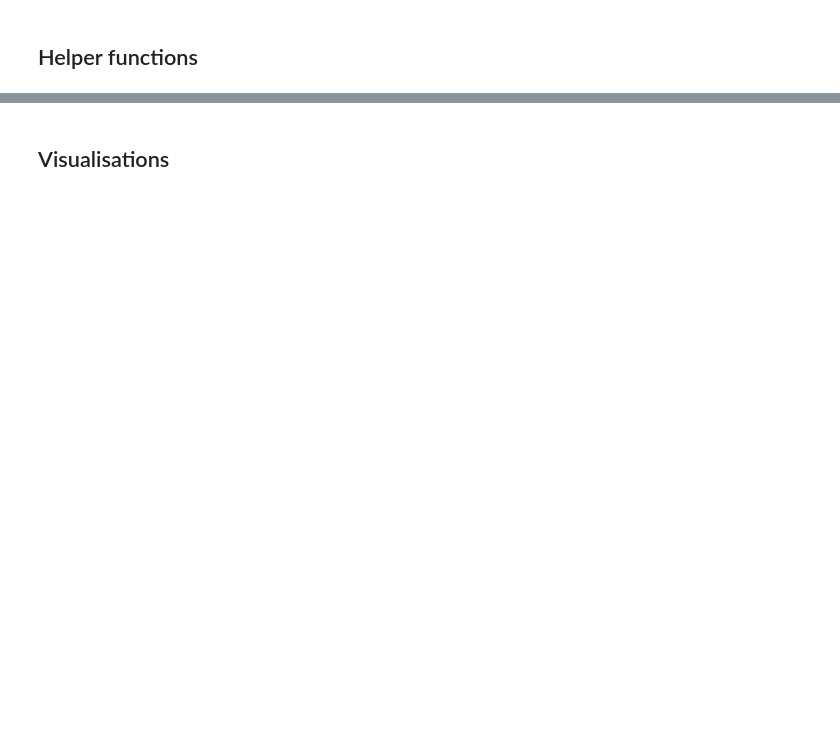
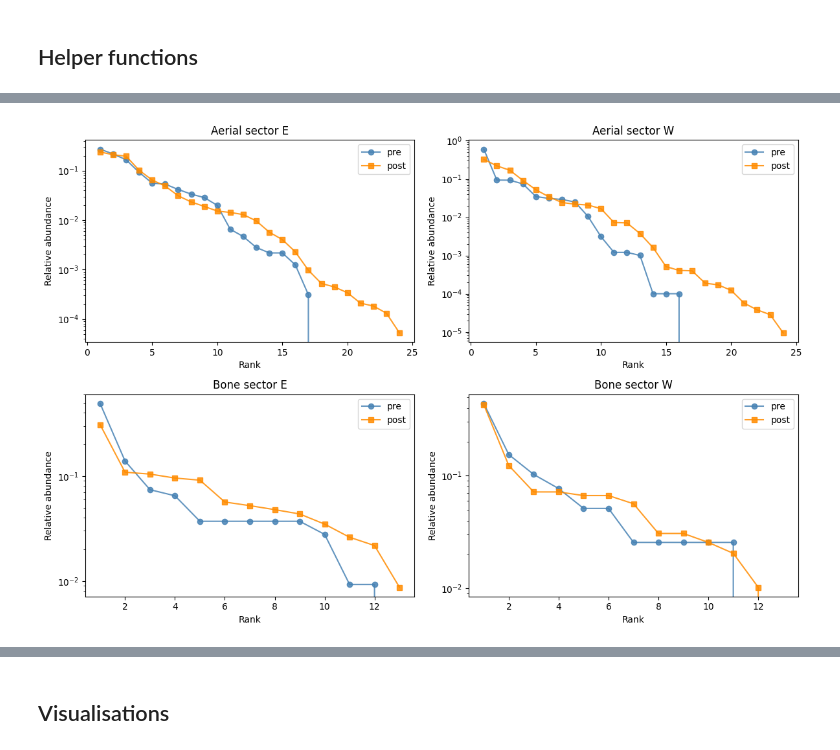
Before and after one commit to karilint/BonesOfOlPejeta, a Jupyter notebook: notebooks/A2 06 Bone vs Aerial comprehensive.ipynb, the cells around one changed output, grey strips where cells are left out. Saved outputs shown, nothing was run; the diff lists cells and outputs as text; code cells hidden in the pictures; blank space fills up the shorter version.

```diff
--- a/notebooks/A2 06 Bone vs Aerial comprehensive.ipynb
+++ b/notebooks/A2 06 Bone vs Aerial comprehensive.ipynb
@@ -466,0 +1062,86 @@ change_df
+# %%
+# Rank-abundance curves pre vs post for each sector and dataset
+def make_rank_abundance(df, sector, period_col="period", value_col="count"):
+    subset = df[df["sector"] == sector]
+    records = []
+    for period in ["pre", "post"]:
+        period_df = subset[subset[period_col] == period]
+        if period_df.empty:
+            continue
+        counts = period_df.groupby("species")[value_col].sum()
+        rel = to_relative_abundance(counts)
+        ranked = rel.sort_values(ascending=False).reset_index()
+        ranked.columns = ["species", "relative_abundance"]
+        ranked["relative_abundance"] = ranked["relative_abundance"].fillna(0)
+        ranked["rank"] = ranked.index + 1
+        ranked["period"] = period
+        records.append(ranked)
+    if not records:
+        return pd.DataFrame(columns=["species", "relative_abundance", "rank", "period"])
+    return pd.concat(records, ignore_index=True)
+
+census_long_raw["period"] = np.where(census_long_raw["year"] < post_year, "pre", "post")
+bones_long_raw["period"] = np.where(bones_long_raw["death_year_estimate"] < post_year, "pre", "post")
+
+rank_configs = [
+    ("Aerial", census_long_raw),
+    ("Bone", bones_long_raw),
+]
+
+fig, axes = plt.subplots(len(rank_configs), 2, figsize=(12, 4 * len(rank_configs)), sharex=False, sharey=False)
+axes = np.atleast_2d(axes)
+
+for row, (label, dataset) in enumerate(rank_configs):
+    for col, sector in enumerate(["E", "W"]):
+        ax = axes[row, col]
+        rank_df = make_rank_abundance(dataset, sector)
+        if rank_df.empty:
+            ax.text(0.5, 0.5, f"No data for sector {sector}", ha="center", va="center")
+            ax.set_axis_off()
+            continue
+        for period, marker, color in [("pre", "o", "steelblue"), ("post", "s", "darkorange")]:
+            subset = rank_df[rank_df["period"] == period]
+            if subset.empty:
+                continue
+            ax.plot(
+                subset["rank"],
+                subset["relative_abundance"],
+                label=period,
+                marker=marker,
+                linestyle="-",
+                color=color,
+                alpha=0.85,
+            )
+        ax.set_title(f"{label} sector {sector}")
+        ax.set_xlabel("Rank")
+        ax.set_ylabel("Relative abundance")
+        ax.set_yscale("log")
+        ax.legend()
+
+plt.tight_layout()
+plt.show()
+
+# Table summarising top-ranked species pre vs post
+top_n = 5
+rank_tables = []
+for label, dataset in rank_configs:
+    for sector in ["E", "W"]:
+        rank_df = make_rank_abundance(dataset, sector)
+        if rank_df.empty:
+            continue
+        top = (
+            rank_df[rank_df["rank"] <= top_n]
+            .pivot_table(index="rank", columns="period", values="species", aggfunc="first")
+            .reset_index()
+        )
+        top.insert(0, "sector", sector)
+        top.insert(0, "dataset", label)
+        rank_tables.append(top)
+
+if rank_tables:
+    rank_top_summary = pd.concat(rank_tables, ignore_index=True)
+    display(rank_top_summary)
+else:
+    print("No rank-abundance data available to summarise.")
+# %% [output]
+[figure, added]
```
Also changed, not shown: parts of 36 cells of this notebook.
